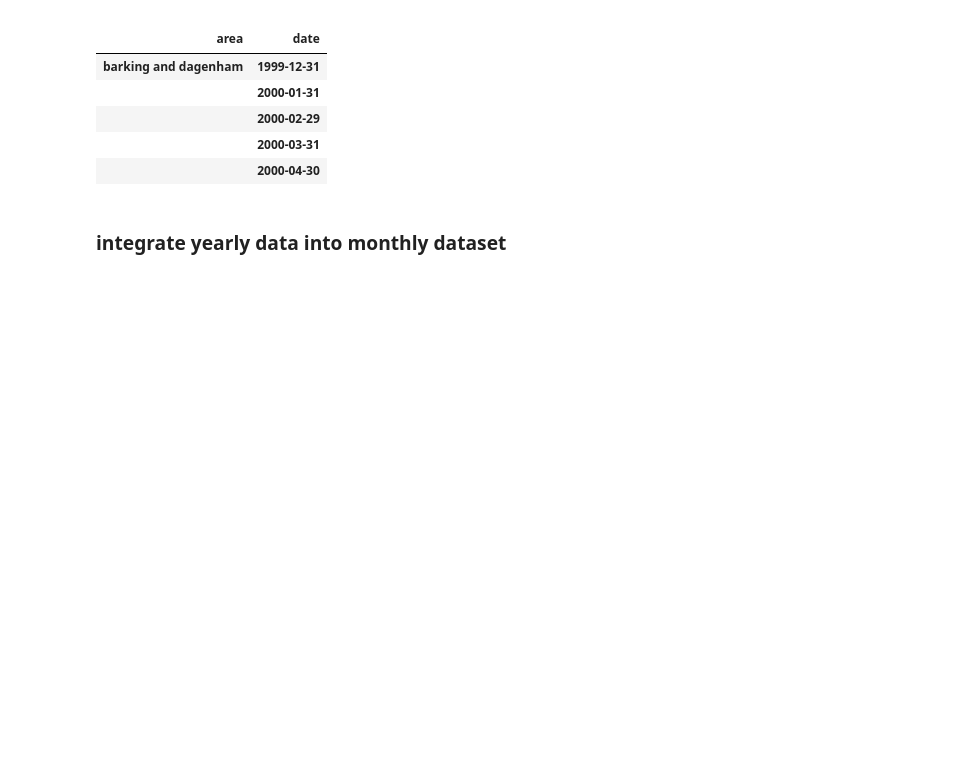
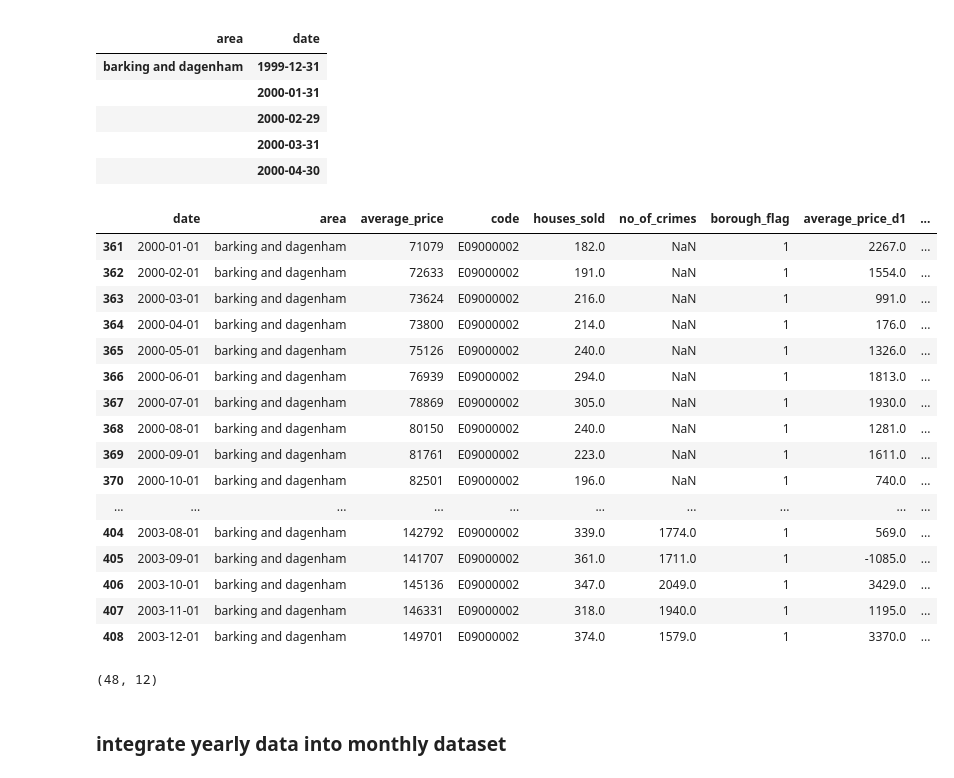
Before and after one commit to hlu109/math462_project, a Jupyter notebook: scripts/data_exploration.ipynb, the cells around one changed output. Cells and saved outputs as stored; diff of their text form; code cells hidden in the pictures; blank space fills up the shorter version.

```diff
--- a/scripts/data_exploration.ipynb
+++ b/scripts/data_exploration.ipynb
@@ -233,3 +236,31 @@ test_df
+# %%
+monthly_data[(monthly_data.area == 'barking and dagenham')
+             & (monthly_data.year >= 2000) & (monthly_data.year <= 2003)]
+# %% [output]
+|  | date | area | average_price | code | houses_sold | no_of_crimes | borough_flag | average_price_d1 | ... |
+| 361 | 2000-01-01 | barking and dagenham | 71079 | E09000002 | 182.0 | NaN | 1 | 2267.0 | ... |
+| 362 | 2000-02-01 | barking and dagenham | 72633 | E09000002 | 191.0 | NaN | 1 | 1554.0 | ... |
+| 363 | 2000-03-01 | barking and dagenham | 73624 | E09000002 | 216.0 | NaN | 1 | 991.0 | ... |
+| 364 | 2000-04-01 | barking and dagenham | 73800 | E09000002 | 214.0 | NaN | 1 | 176.0 | ... |
+| 365 | 2000-05-01 | barking and dagenham | 75126 | E09000002 | 240.0 | NaN | 1 | 1326.0 | ... |
+| 366 | 2000-06-01 | barking and dagenham | 76939 | E09000002 | 294.0 | NaN | 1 | 1813.0 | ... |
+| 367 | 2000-07-01 | barking and dagenham | 78869 | E09000002 | 305.0 | NaN | 1 | 1930.0 | ... |
+| 368 | 2000-08-01 | barking and dagenham | 80150 | E09000002 | 240.0 | NaN | 1 | 1281.0 | ... |
+| 369 | 2000-09-01 | barking and dagenham | 81761 | E09000002 | 223.0 | NaN | 1 | 1611.0 | ... |
+| 370 | 2000-10-01 | barking and dagenham | 82501 | E09000002 | 196.0 | NaN | 1 | 740.0 | ... |
+| ... | ... | ... | ... | ... | ... | ... | ... | ... | ... |
+| 404 | 2003-08-01 | barking and dagenham | 142792 | E09000002 | 339.0 | 1774.0 | 1 | 569.0 | ... |
+| 405 | 2003-09-01 | barking and dagenham | 141707 | E09000002 | 361.0 | 1711.0 | 1 | -1085.0 | ... |
+| 406 | 2003-10-01 | barking and dagenham | 145136 | E09000002 | 347.0 | 2049.0 | 1 | 3429.0 | ... |
+| 407 | 2003-11-01 | barking and dagenham | 146331 | E09000002 | 318.0 | 1940.0 | 1 | 1195.0 | ... |
+| 408 | 2003-12-01 | barking and dagenham | 149701 | E09000002 | 374.0 | 1579.0 | 1 | 3370.0 | ... |
+# %%
+monthly_resampled[(monthly_resampled.area == 'barking and dagenham')
+                  & (monthly_resampled.year >= 2000) &
+                  (monthly_resampled.year <= 2003)].shape
+# monthly_resampled[monthly_resampled.area == 'barking and dagenham']
+# %% [output]
+(48, 12)
 # %% [markdown]
 ### integrate yearly data into monthly dataset
 # %%
```
Also changed, not shown: parts of 6 cells of this notebook.
